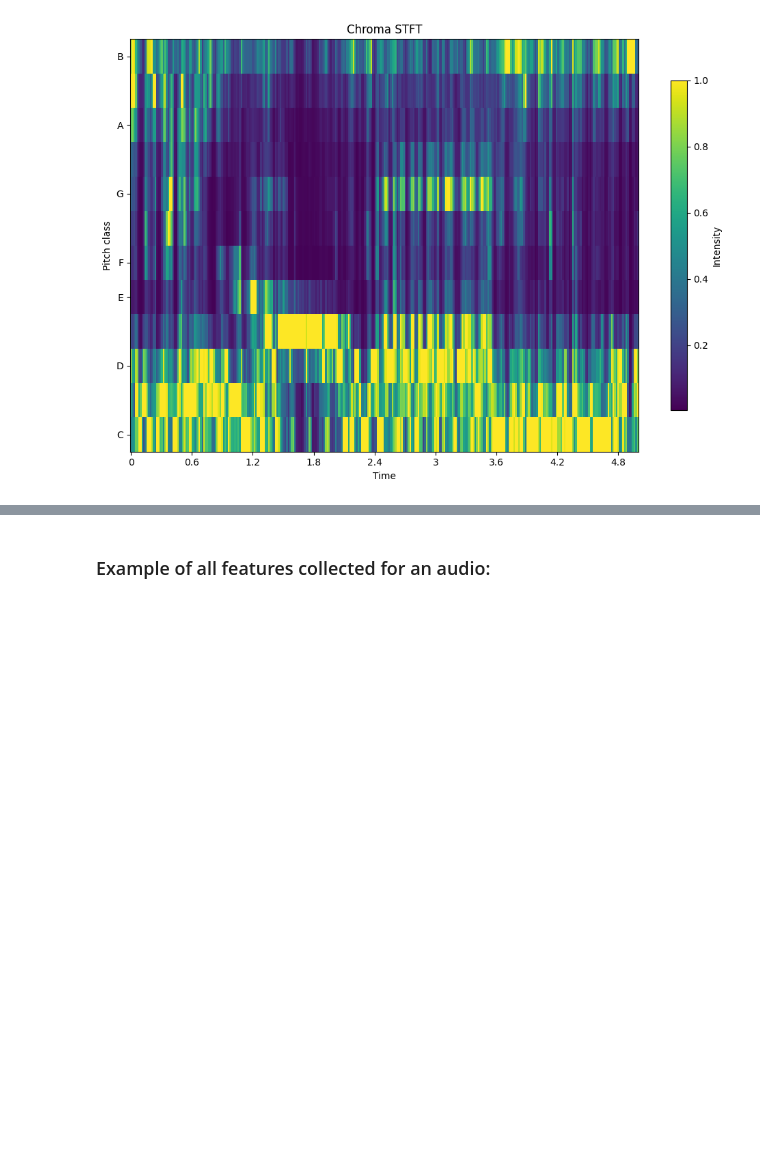
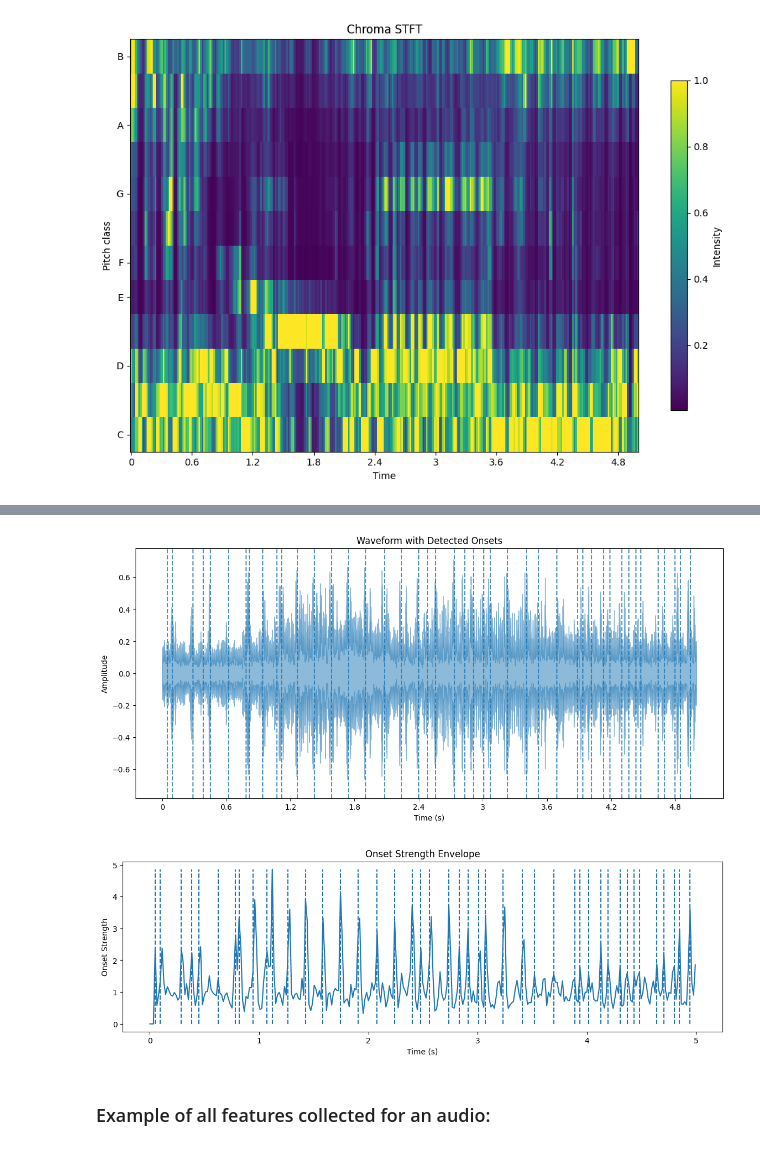
Before and after one commit to vlad-antipin/bioacoustic-species-detection, a Jupyter notebook: notebooks/02-build_features.ipynb, the cells around one changed output, grey strips where cells are left out. Saved outputs shown, nothing was run; the diff lists cells and outputs as text; code cells hidden in the pictures; blank space fills up the shorter version.

```diff
--- a/notebooks/02-build_features.ipynb
+++ b/notebooks/02-build_features.ipynb
@@ -90,3 +259,8 @@ Allegedly (According to ChatGPT) using chroma is not good for our purposes.
+# %%
+plot_onsets(example_audio)
+# %% [output]
+[figure, added]
+[figure, added]
 # %% [markdown]
 ### Example of all features collected for an audio:
 # %%
```
Also changed, not shown: parts of 22 cells of this notebook, 8 other files.
